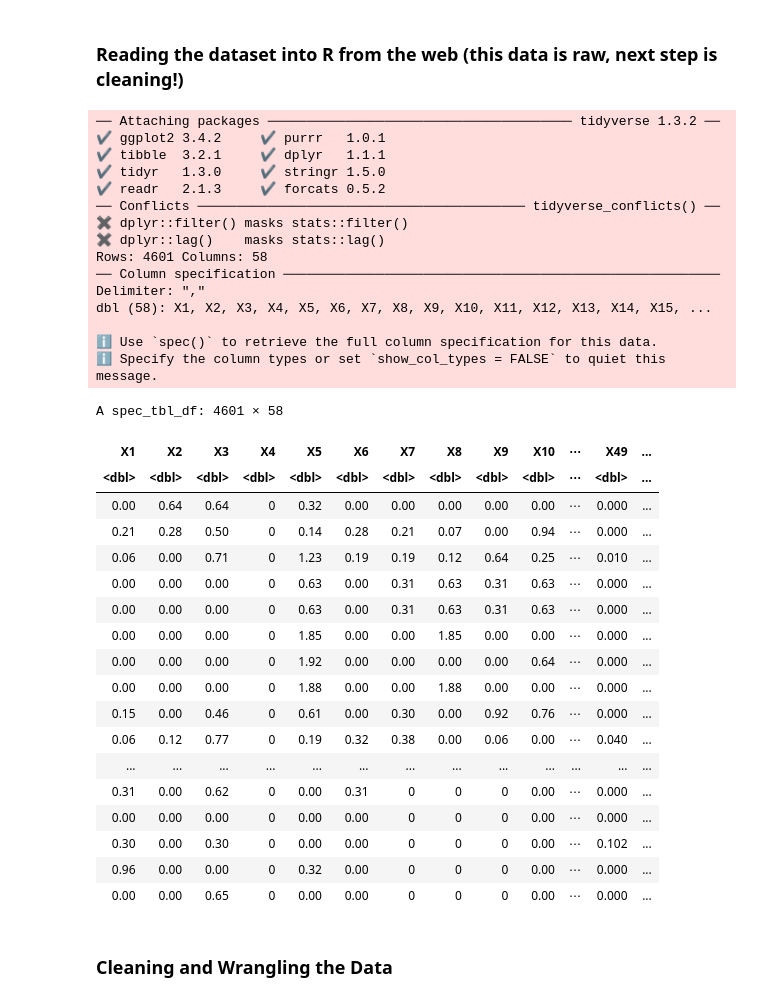
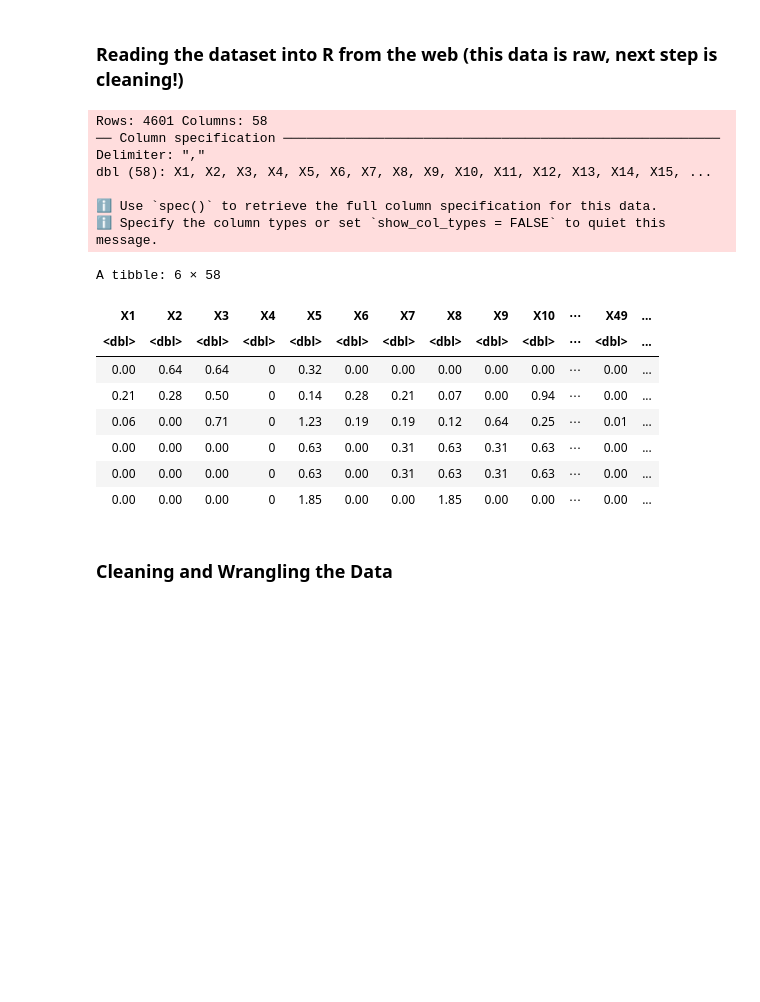
Before and after one commit to aadikanwar/DSCI100_group_project, a Jupyter notebook: group_project_proposal.ipynb, the cells around one changed output. Saved outputs shown, nothing was run; the diff lists cells and outputs as text; code cells hidden in the pictures; blank space fills up the shorter version.

Commit message:
Adding table headers and organizing

```diff
--- a/group_project_proposal.ipynb
+++ b/group_project_proposal.ipynb
@@ -15,43 +15,26 @@ Word Count: 101 Words
 # %%
 library(tidyverse)  # loading the tidyverse package for reading our data
 url1 <- "https://raw.githubusercontent.com/aadikanwar/DSCI100_group_project/main/spambase.data"  # URL for the raw dataset, taken from the uploaded data set from our GitHub repo
-read_csv(url1, col_names = FALSE) #reading the file into the notebook
+spam_df <- read_csv(url1, col_names = FALSE) #reading the file into the notebook
+head(spam_df)
 # this is a representation of the RAW data used for this project, we will clean in the upcoming cell
 # %% [output]
-── Attaching packages ─────────────────────────────────────── tidyverse 1.3.2 ──
-✔ ggplot2 3.4.2     ✔ purrr   1.0.1
-✔ tibble  3.2.1     ✔ dplyr   1.1.1
-✔ tidyr   1.3.0     ✔ stringr 1.5.0
-✔ readr   2.1.3     ✔ forcats 0.5.2
-── Conflicts ────────────────────────────────────────── tidyverse_conflicts() ──
-✖ dplyr::filter() masks stats::filter()
-✖ dplyr::lag()    masks stats::lag()
 Rows: 4601 Columns: 58
 ── Column specification ────────────────────────────────────────────────────────
 Delimiter: ","
 dbl (58): X1, X2, X3, X4, X5, X6, X7, X8, X9, X10, X11, X12, X13, X14, X15, ...
 
 ℹ Use `spec()` to retrieve the full column specification for this data.
 ℹ Specify the column types or set `show_col_types = FALSE` to quiet this message.
-A spec_tbl_df: 4601 × 58
+A tibble: 6 × 58
 | X1 | X2 | X3 | X4 | X5 | X6 | X7 | X8 | X9 | X10 | ⋯ | X49 | ... |
 | <dbl> | <dbl> | <dbl> | <dbl> | <dbl> | <dbl> | <dbl> | <dbl> | <dbl> | <dbl> | ⋯ | <dbl> | ... |
-| 0.00 | 0.64 | 0.64 | 0 | 0.32 | 0.00 | 0.00 | 0.00 | 0.00 | 0.00 | ⋯ | 0.000 | ... |
-| 0.21 | 0.28 | 0.50 | 0 | 0.14 | 0.28 | 0.21 | 0.07 | 0.00 | 0.94 | ⋯ | 0.000 | ... |
-| 0.06 | 0.00 | 0.71 | 0 | 1.23 | 0.19 | 0.19 | 0.12 | 0.64 | 0.25 | ⋯ | 0.010 | ... |
-| 0.00 | 0.00 | 0.00 | 0 | 0.63 | 0.00 | 0.31 | 0.63 | 0.31 | 0.63 | ⋯ | 0.000 | ... |
-| 0.00 | 0.00 | 0.00 | 0 | 0.63 | 0.00 | 0.31 | 0.63 | 0.31 | 0.63 | ⋯ | 0.000 | ... |
-| 0.00 | 0.00 | 0.00 | 0 | 1.85 | 0.00 | 0.00 | 1.85 | 0.00 | 0.00 | ⋯ | 0.000 | ... |
-| 0.00 | 0.00 | 0.00 | 0 | 1.92 | 0.00 | 0.00 | 0.00 | 0.00 | 0.64 | ⋯ | 0.000 | ... |
-| 0.00 | 0.00 | 0.00 | 0 | 1.88 | 0.00 | 0.00 | 1.88 | 0.00 | 0.00 | ⋯ | 0.000 | ... |
-| 0.15 | 0.00 | 0.46 | 0 | 0.61 | 0.00 | 0.30 | 0.00 | 0.92 | 0.76 | ⋯ | 0.000 | ... |
-| 0.06 | 0.12 | 0.77 | 0 | 0.19 | 0.32 | 0.38 | 0.00 | 0.06 | 0.00 | ⋯ | 0.040 | ... |
-| ... | ... | ... | ... | ... | ... | ... | ... | ... | ... | ... | ... | ... |
-| 0.31 | 0.00 | 0.62 | 0 | 0.00 | 0.31 | 0 | 0 | 0 | 0.00 | ⋯ | 0.000 | ... |
-| 0.00 | 0.00 | 0.00 | 0 | 0.00 | 0.00 | 0 | 0 | 0 | 0.00 | ⋯ | 0.000 | ... |
-| 0.30 | 0.00 | 0.30 | 0 | 0.00 | 0.00 | 0 | 0 | 0 | 0.00 | ⋯ | 0.102 | ... |
-| 0.96 | 0.00 | 0.00 | 0 | 0.32 | 0.00 | 0 | 0 | 0 | 0.00 | ⋯ | 0.000 | ... |
-| 0.00 | 0.00 | 0.65 | 0 | 0.00 | 0.00 | 0 | 0 | 0 | 0.00 | ⋯ | 0.000 | ... |
+| 0.00 | 0.64 | 0.64 | 0 | 0.32 | 0.00 | 0.00 | 0.00 | 0.00 | 0.00 | ⋯ | 0.00 | ... |
+| 0.21 | 0.28 | 0.50 | 0 | 0.14 | 0.28 | 0.21 | 0.07 | 0.00 | 0.94 | ⋯ | 0.00 | ... |
+| 0.06 | 0.00 | 0.71 | 0 | 1.23 | 0.19 | 0.19 | 0.12 | 0.64 | 0.25 | ⋯ | 0.01 | ... |
+| 0.00 | 0.00 | 0.00 | 0 | 0.63 | 0.00 | 0.31 | 0.63 | 0.31 | 0.63 | ⋯ | 0.00 | ... |
+| 0.00 | 0.00 | 0.00 | 0 | 0.63 | 0.00 | 0.31 | 0.63 | 0.31 | 0.63 | ⋯ | 0.00 | ... |
+| 0.00 | 0.00 | 0.00 | 0 | 1.85 | 0.00 | 0.00 | 1.85 | 0.00 | 0.00 | ⋯ | 0.00 | ... |
 # %% [markdown]
 ### Cleaning and Wrangling the Data
 # %%
```
Also changed, not shown: parts of 13 cells of this notebook.
